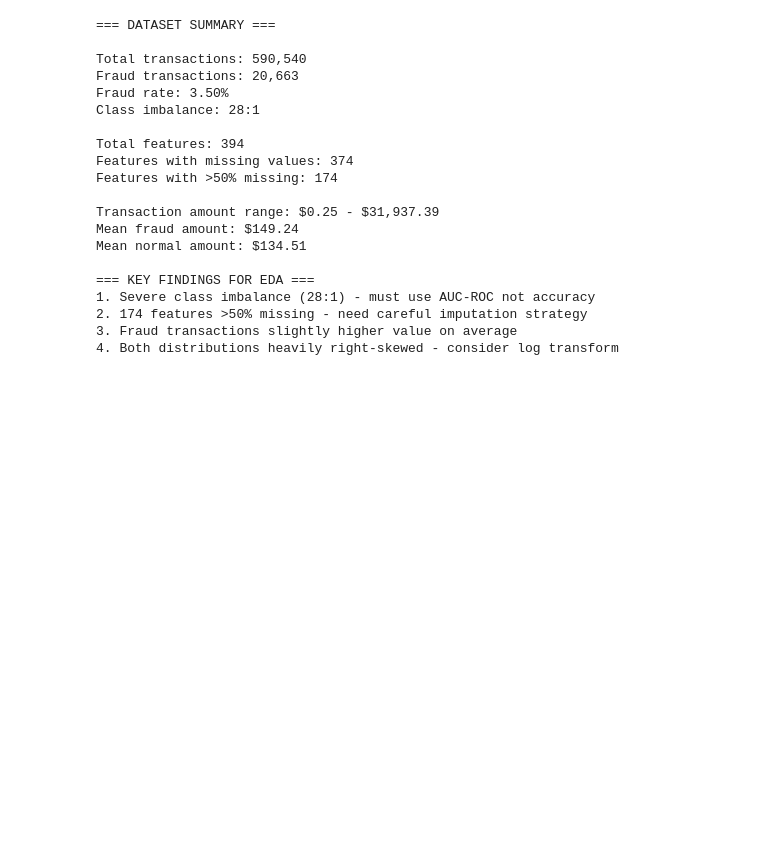
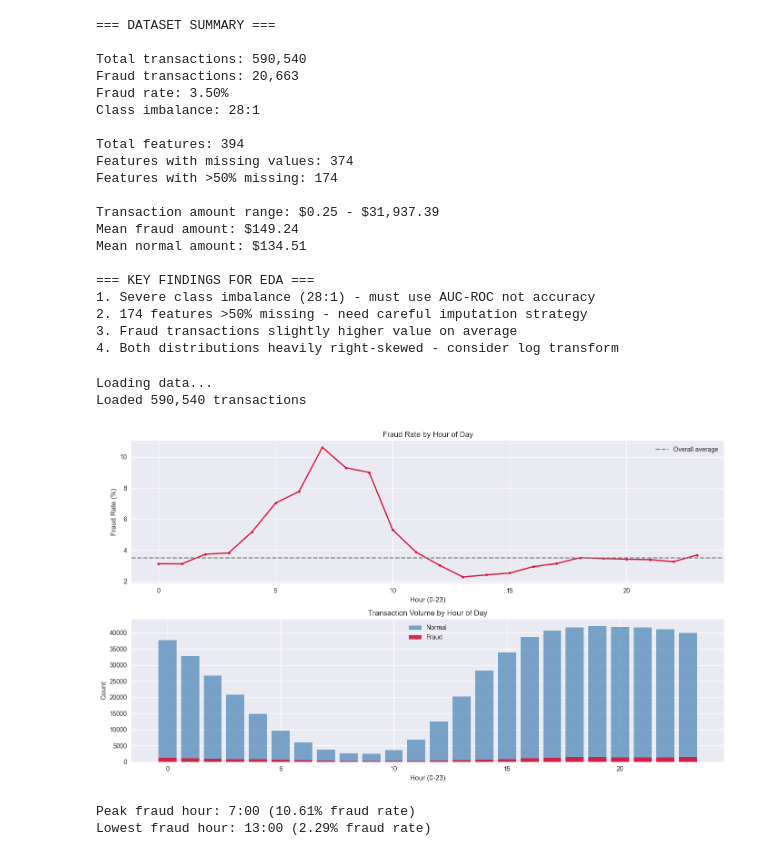
Before and after one commit to dipin1144/fraud-detection-system, a Jupyter notebook: notebooks/01_eda_fraud_detection.ipynb, the cells around one changed output. Drawn from its saved outputs; the diff is of its cells as text; code cells hidden in the pictures; blank space fills up the shorter version.

Commit message:
feat: add EDA part 2 - time patterns, product analysis, correlation heatmap

```diff
--- a/notebooks/01_eda_fraud_detection.ipynb
+++ b/notebooks/01_eda_fraud_detection.ipynb
@@ -168,3 +168,63 @@ Mean normal amount: $134.51
 2. 174 features >50% missing - need careful imputation strategy
 3. Fraud transactions slightly higher value on average
 4. Both distributions heavily right-skewed - consider log transform
+# %%
+import pandas as pd
+import numpy as np
+import matplotlib.pyplot as plt
+import seaborn as sns
+import warnings
+warnings.filterwarnings('ignore')
+
+pd.set_option('display.max_columns', 100)
+plt.style.use('seaborn-v0_8')
+
+# Reload data
+print("Loading data...")
+df_transaction = pd.read_csv('../data/raw/train_transaction.csv')
+df_identity = pd.read_csv('../data/raw/train_identity.csv')
+print(f"Loaded {len(df_transaction):,} transactions")
+# %% [output]
+Loading data...
+Loaded 590,540 transactions
+# %%
+# Fraud patterns by time of day
+# TransactionDT is seconds from a reference point
+df_transaction['hour'] = (df_transaction['TransactionDT'] // 3600) % 24
+
+hourly = df_transaction.groupby('hour')['isFraud'].agg(['sum', 'count', 'mean'])
+hourly.columns = ['fraud_count', 'total_count', 'fraud_rate']
+
+fig, axes = plt.subplots(2, 1, figsize=(14, 8))
+
+# Fraud rate by hour
+axes[0].plot(hourly.index, hourly['fraud_rate'] * 100,
+             color='crimson', linewidth=2, marker='o', markersize=4)
+axes[0].set_title('Fraud Rate by Hour of Day')
+axes[0].set_xlabel('Hour (0-23)')
+axes[0].set_ylabel('Fraud Rate (%)')
+axes[0].axhline(y=df_transaction['isFraud'].mean()*100,
+                color='gray', linestyle='--', label='Overall average')
+axes[0].legend()
+
+# Transaction volume by hour
+axes[1].bar(hourly.index, hourly['total_count'],
+            color='steelblue', alpha=0.7, label='Normal')
+axes[1].bar(hourly.index, hourly['fraud_count'],
+            color='crimson', alpha=0.9, label='Fraud')
+axes[1].set_title('Transaction Volume by Hour of Day')
+axes[1].set_xlabel('Hour (0-23)')
+axes[1].set_ylabel('Count')
+axes[1].legend()
+
+plt.tight_layout()
+plt.show()
+
+print(f"Peak fraud hour: {hourly['fraud_rate'].idxmax()}:00 "
+      f"({hourly['fraud_rate'].max()*100:.2f}% fraud rate)")
+print(f"Lowest fraud hour: {hourly['fraud_rate'].idxmin()}:00 "
+      f"({hourly['fraud_rate'].min()*100:.2f}% fraud rate)")
+# %% [output]
+[figure, added]
+Peak fraud hour: 7:00 (10.61% fraud rate)
+Lowest fraud hour: 13:00 (2.29% fraud rate)
```
Also changed, not shown: parts of 3 cells of this notebook.
